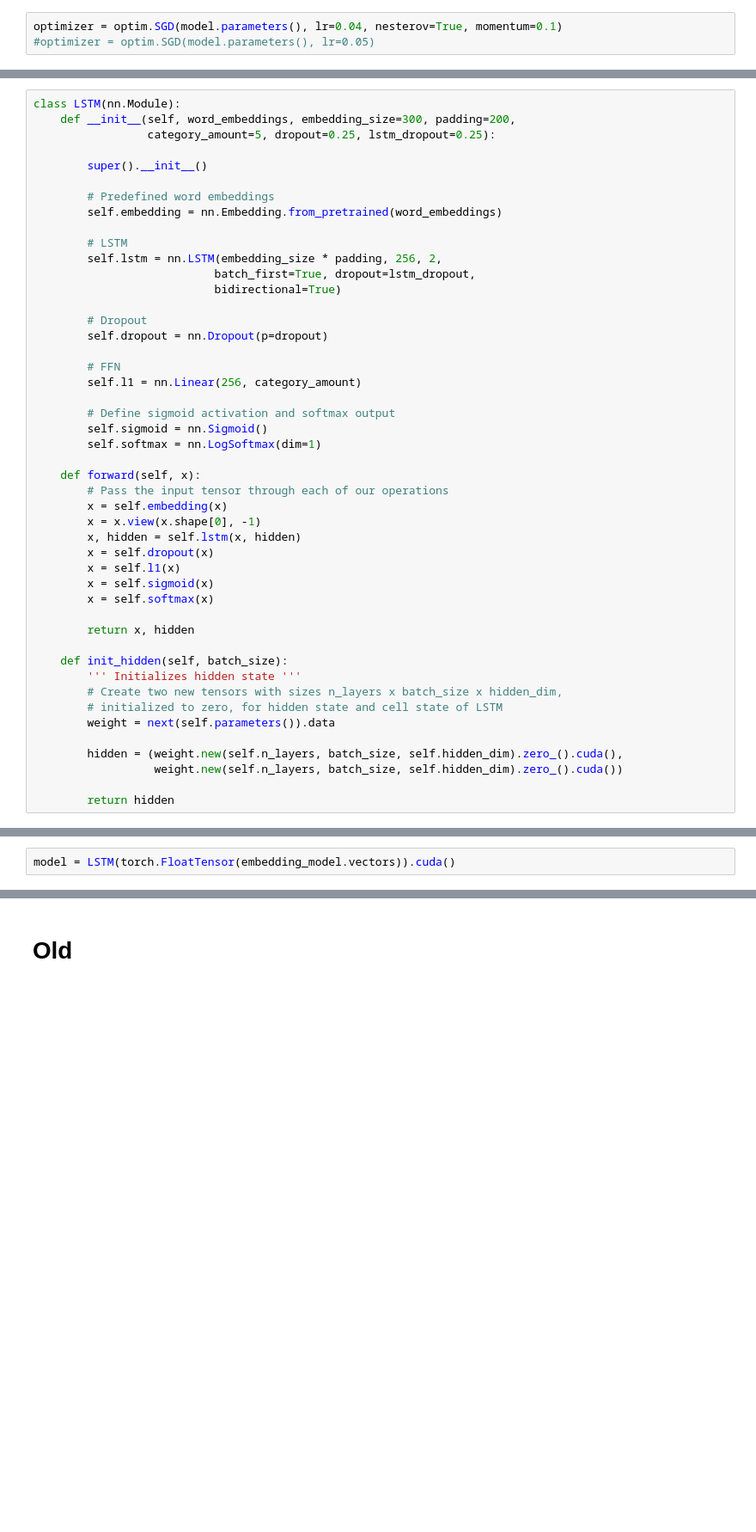
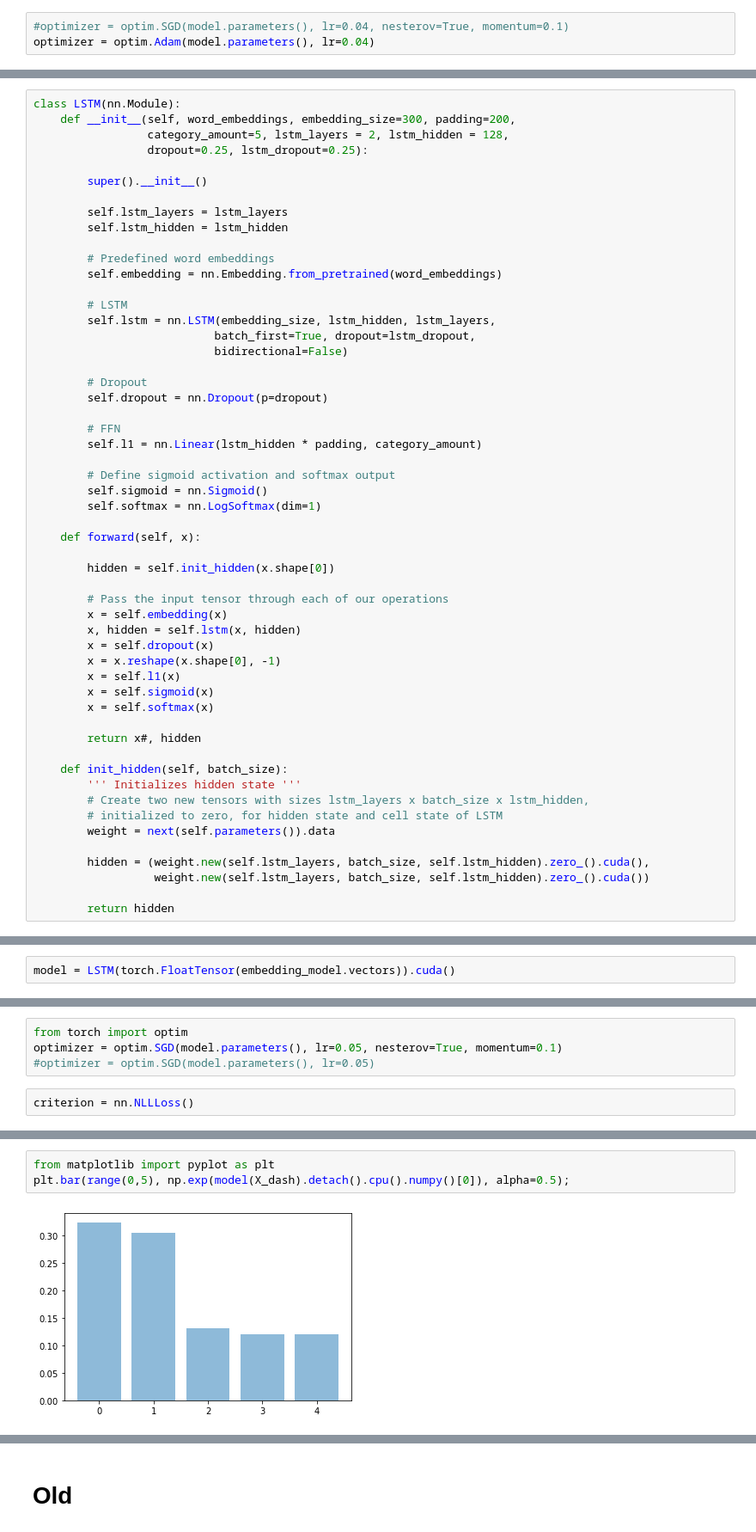
Before and after one commit to flennic/text-mining-project, a Jupyter notebook: notebooks/playground.ipynb, the cells around one changed output, grey strips where cells are left out. Shown at 86% size. Cells and saved outputs as stored; diff of their text form; blank space fills up the shorter version.

```diff
--- a/notebooks/playground.ipynb
+++ b/notebooks/playground.ipynb
@@ -211,8 +254,8 @@ plt.bar(range(0,5), np.exp(model(X_dash).detach().cpu().numpy()[0]), alpha=0.5);
 # %%
 from torch import optim
 # %%
-optimizer = optim.SGD(model.parameters(), lr=0.04, nesterov=True, momentum=0.1)
-#optimizer = optim.SGD(model.parameters(), lr=0.05)
+#optimizer = optim.SGD(model.parameters(), lr=0.04, nesterov=True, momentum=0.1)
+optimizer = optim.Adam(model.parameters(), lr=0.04)
 # %%
 criterion = nn.NLLLoss()
 # %%
@@ -297,48 +366,55 @@ import torch.nn as nn
 # %%
 class LSTM(nn.Module):
     def __init__(self, word_embeddings, embedding_size=300, padding=200,
-                 category_amount=5, dropout=0.25, lstm_dropout=0.25):
+                 category_amount=5, lstm_layers = 2, lstm_hidden = 128,
+                 dropout=0.25, lstm_dropout=0.25):
 
         super().__init__()
+
+        self.lstm_layers = lstm_layers
+        self.lstm_hidden = lstm_hidden
 
         # Predefined word embeddings
         self.embedding = nn.Embedding.from_pretrained(word_embeddings)
 
         # LSTM
-        self.lstm = nn.LSTM(embedding_size * padding, 256, 2,
+        self.lstm = nn.LSTM(embedding_size, lstm_hidden, lstm_layers,
                            batch_first=True, dropout=lstm_dropout,
-                           bidirectional=True)
+                           bidirectional=False)
 
         # Dropout
         self.dropout = nn.Dropout(p=dropout)
 
         # FFN
-        self.l1 = nn.Linear(256, category_amount)
+        self.l1 = nn.Linear(lstm_hidden * padding, category_amount)
 
         # Define sigmoid activation and softmax output
         self.sigmoid = nn.Sigmoid()
         self.softmax = nn.LogSoftmax(dim=1)
 
     def forward(self, x):
+
+        hidden = self.init_hidden(x.shape[0])
+
         # Pass the input tensor through each of our operations
         x = self.embedding(x)
-        x = x.view(x.shape[0], -1)
         x, hidden = self.lstm(x, hidden)
         x = self.dropout(x)
+        x = x.reshape(x.shape[0], -1)
         x = self.l1(x)
         x = self.sigmoid(x)
         x = self.softmax(x)
 
-        return x, hidden
+        return x#, hidden
 
     def init_hidden(self, batch_size):
         ''' Initializes hidden state '''
-        # Create two new tensors with sizes n_layers x batch_size x hidden_dim,
+        # Create two new tensors with sizes lstm_layers x batch_size x lstm_hidden,
         # initialized to zero, for hidden state and cell state of LSTM
         weight = next(self.parameters()).data
 
-        hidden = (weight.new(self.n_layers, batch_size, self.hidden_dim).zero_().cuda(),
-                  weight.new(self.n_layers, batch_size, self.hidden_dim).zero_().cuda())
+        hidden = (weight.new(self.lstm_layers, batch_size, self.lstm_hidden).zero_().cuda(),
+                  weight.new(self.lstm_layers, batch_size, self.lstm_hidden).zero_().cuda())
 
         return hidden
 # %%
@@ -353,0 +442,6 @@ model(X_dash, hidden).shape
+# %%
+from torch import optim
+optimizer = optim.SGD(model.parameters(), lr=0.05, nesterov=True, momentum=0.1)
+#optimizer = optim.SGD(model.parameters(), lr=0.05)
+# %%
+criterion = nn.NLLLoss()
@@ -353,0 +555,5 @@ model(X_dash, hidden).shape
+# %%
+from matplotlib import pyplot as plt
+plt.bar(range(0,5), np.exp(model(X_dash).detach().cpu().numpy()[0]), alpha=0.5);
+# %% [output]
+[figure, added]
```
Also changed, not shown: parts of 31 cells of this notebook, 1 other file.
